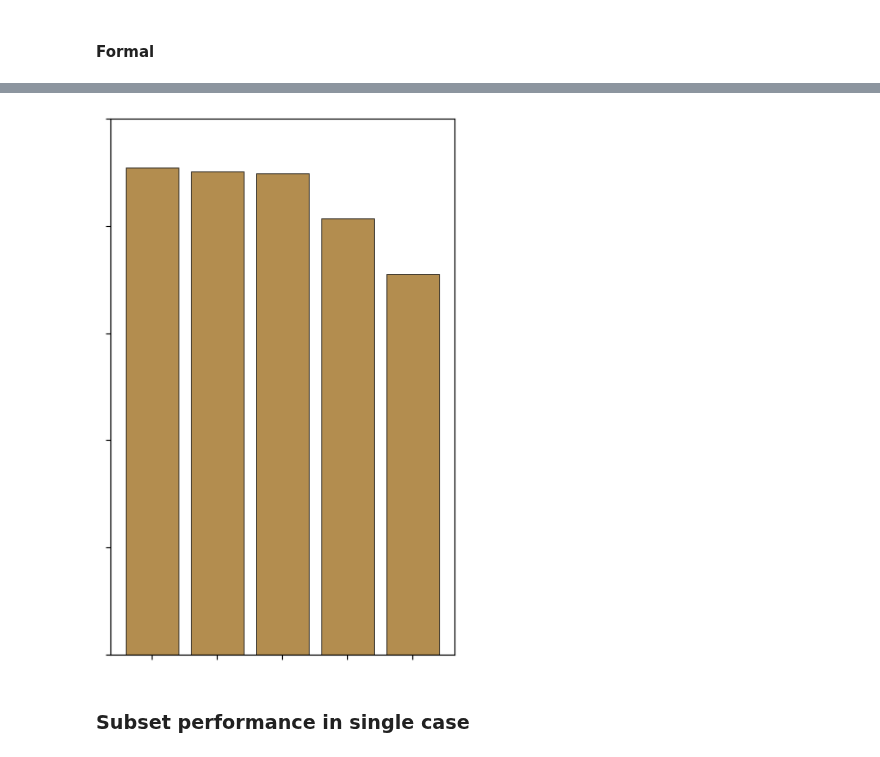
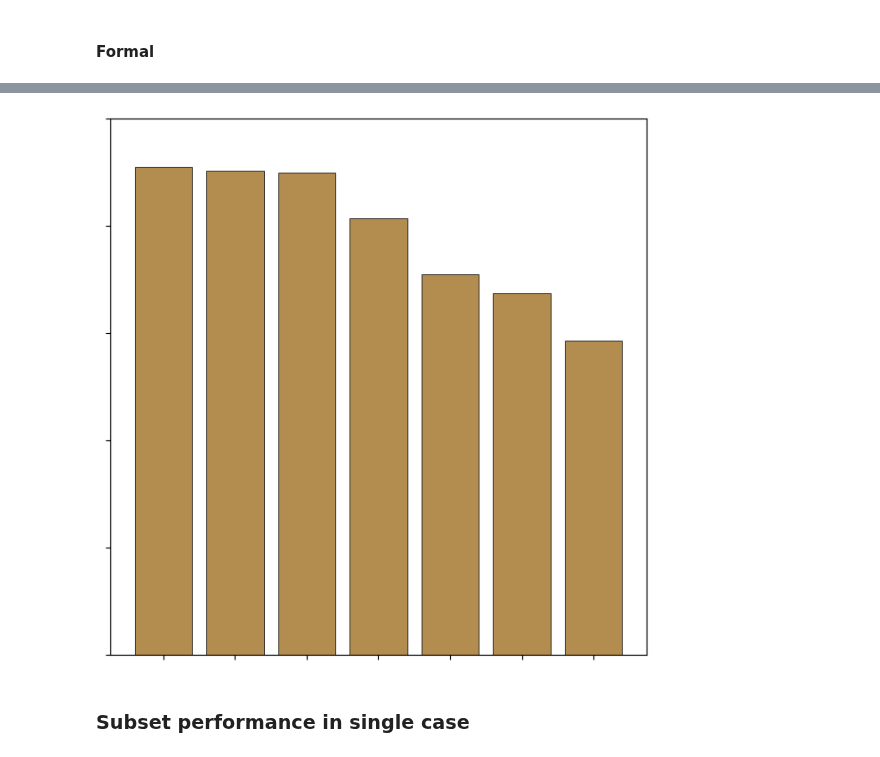
Before and after one commit to zhaolabutmb/GraPPI, a Jupyter notebook: App_plots.ipynb, the cells around one changed output, grey strips where cells are left out. Drawn from its saved outputs; the diff is of its cells as text; code cells hidden in the pictures.

Commit message:
figure related code updates

```diff
--- a/App_plots.ipynb
+++ b/App_plots.ipynb
@@ -117,3 +163,9 @@ plt.savefig(f'Figures/{num_layer}_{hidden_dim}_comparison.pdf', bbox_inches='tig
+# %%
+# let elements in the array forcely cutoff at 0 or 1 when the element values are less than 0 or larger than 1
+raw_probs['DeepRank-gnn-esm']['positive'] = np.clip(raw_probs['DeepRank-gnn-esm']['positive'], 0, 1)
+raw_probs['DeepRank-gnn-esm']['random_mut'] = np.clip(raw_probs['DeepRank-gnn-esm']['random_mut'], 0, 1)
+raw_probs['DeepRank-gnn-esm']['swapped_abag'] = np.clip(raw_probs['DeepRank-gnn-esm']['swapped_abag'], 0, 1)
+raw_probs['DeepRank-gnn-esm']['preppi'] = np.clip(raw_probs['DeepRank-gnn-esm']['preppi'], 0, 1)
 # %% [markdown]
 ## Binder discrimination
 # %% [markdown]
@@ -259,0 +323,23 @@ plt.savefig('Figures/binder_mean_unseen_auprc.pdf', bbox_inches='tight', format=
+# %%
+# Compute AUROC for GNN_DOVE and DeepRank-gnn-esm using raw_probs
+from sklearn.metrics import roc_auc_score
+new_plot_df = {'input':[],'test_auroc':[]}
+for model in ['GNN_DOVE', 'DeepRank-gnn-esm']:
+	neg_pred = np.concatenate((raw_probs[model]['preppi'], raw_probs[model]['swapped_abag'], raw_probs[model]['random_mut']))
+	posi_pred = raw_probs[model]['positive']
+
+	auroc = roc_auc_score(
+		y_true=np.concatenate((np.zeros(len(neg_pred)), np.ones(len(posi_pred)))),
+		y_score=np.concatenate((neg_pred, posi_pred))
+	)
+	print(f"{model} AUROC: {auroc}")
+	# add a row to new_plot_df to record the AUROC for the current model
+	new_plot_df['input'].append(model)
+	new_plot_df['test_auroc'].append(auroc)
+
+new_plot_df = pd.DataFrame(new_plot_df)
+plot_df = pd.concat([plot_df, new_plot_df], ignore_index=True)
+plot_df = plot_df.sort_values(
+    by=["test_auroc"],
+    ascending=[False]
+).reset_index(drop=True)
@@ -260,36 +360,25 @@ plt.savefig('Figures/binder_mean_unseen_auprc.pdf', bbox_inches='tight', format=
 # %%
-plot_df = binder_cls_df.copy()
-
-plot_df["bar_label"] = plot_df.apply(make_bar_label, axis=1)
-
-plot_df = plot_df.sort_values(
-    by=["test_auroc"],
-    ascending=[False]
-).reset_index(drop=True)
-# use only top 3 and bottom 2
-plot_df = pd.concat([plot_df.head(3), plot_df.tail(2)]).reset_index(drop=True)
-
-fig, ax = plt.subplots(figsize=(4, 6))
+fig, ax = plt.subplots(figsize=(6, 6))
 
 x = np.arange(len(plot_df))
 ax.bar(
     x,
     plot_df["test_auroc"],
     capsize=3,
     color="#B38D4F",
     edgecolor="black",
     linewidth=0.5
 )
 
 ax.set_xticks(x)
 ax.set_xticklabels([])
 ax.set_yticklabels([])
 ax.set_ylim(0,1)
 
 plt.tight_layout()
 plt.savefig('Figures/binder_test_auroc.pdf', bbox_inches='tight', format='pdf')
 # %% [output]
-[figure, old version]
+[figure, new version]
 # %% [markdown]
 ### Subset performance in single case
 # %%
```
Also changed, not shown: parts of 25 cells of this notebook.
